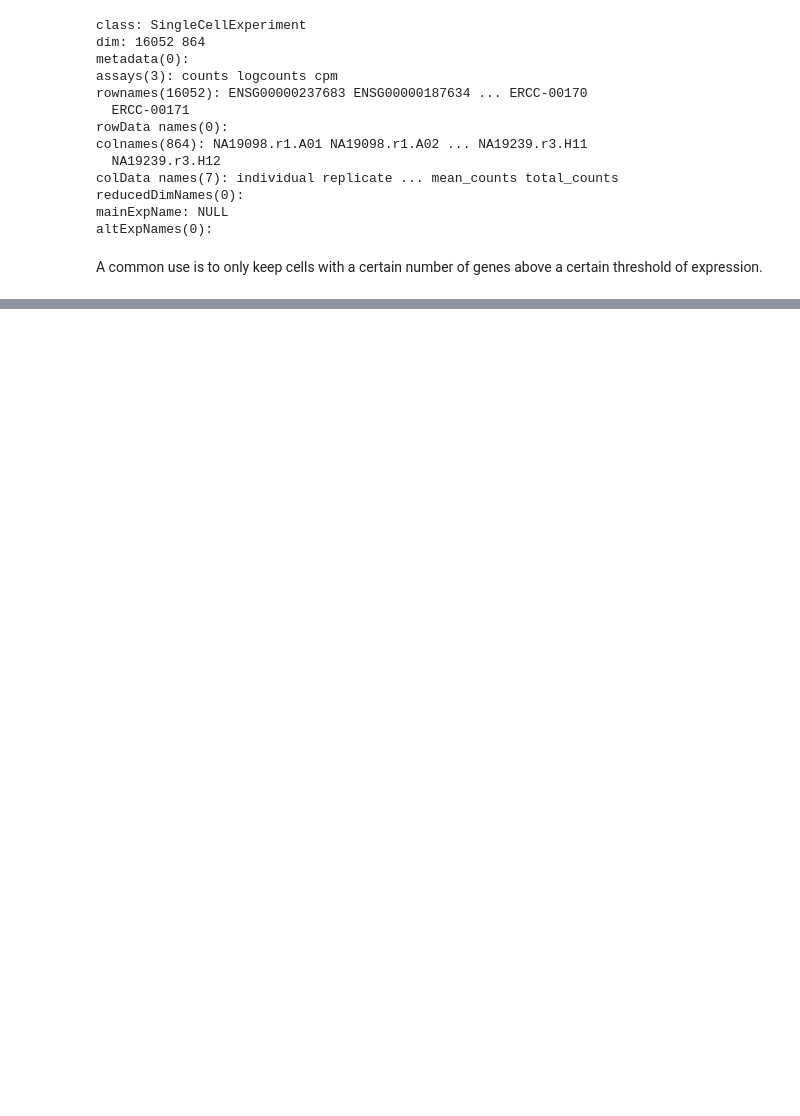
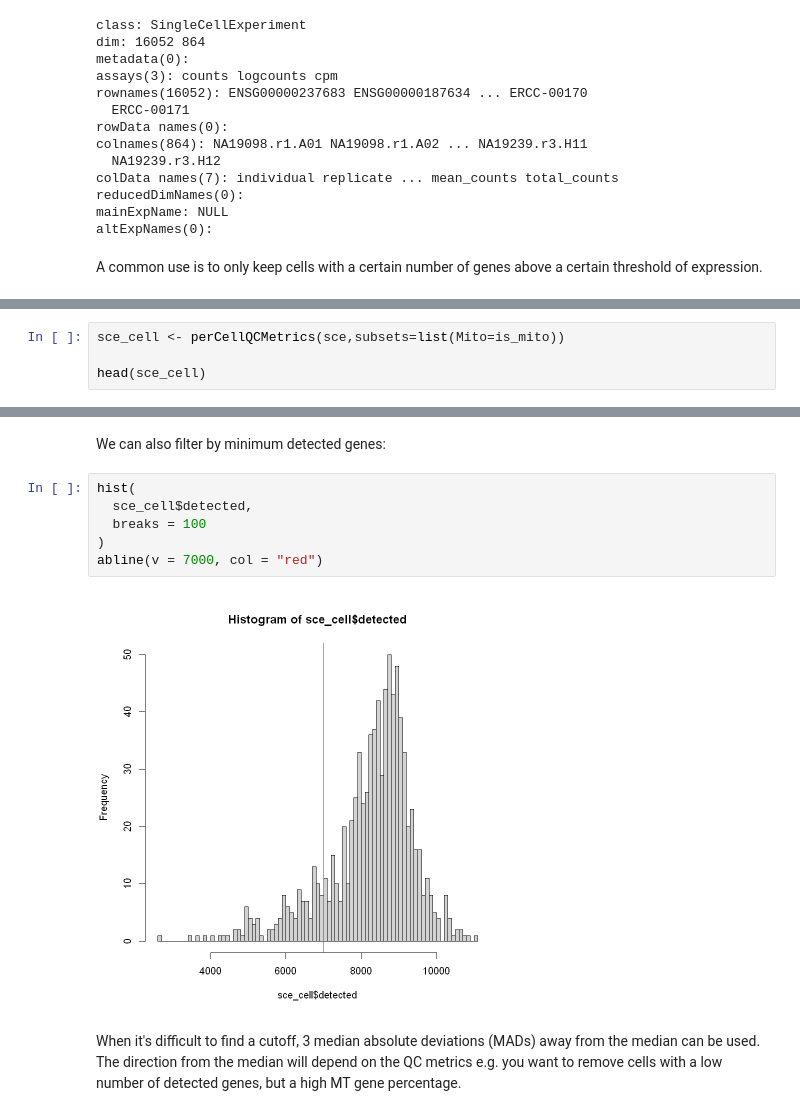
Before and after one commit to Emily-Amies/scRNA-seq, a Jupyter notebook: scRNA-seq_notes.ipynb, the cells around one changed output, grey strips where cells are left out. Saved outputs shown, nothing was run; the diff lists cells and outputs as text; blank space fills up the shorter version.

```diff
--- a/scRNA-seq_notes.ipynb
+++ b/scRNA-seq_notes.ipynb
@@ -745,0 +691,4 @@ abline(v = 7000, col = "red")
+# %%
+sce_cell <- perCellQCMetrics(sce,subsets=list(Mito=is_mito))
+
+head(sce_cell)
@@ -745,0 +760,12 @@ abline(v = 7000, col = "red")
+# %% [markdown]
+We can also filter by minimum detected genes:
+# %%
+hist(
+  sce_cell$detected,
+  breaks = 100
+)
+abline(v = 7000, col = "red")
+# %% [output]
+[figure, added]
+# %% [markdown]
+When it's difficult to find a cutoff, 3 median absolute deviations (MADs) away from the median can be used. The direction from the median will depend on the QC metrics e.g. you want to remove cells with a low number of detected genes, but a high MT gene percentage.
```
Also changed, not shown: parts of 134 cells of this notebook.
